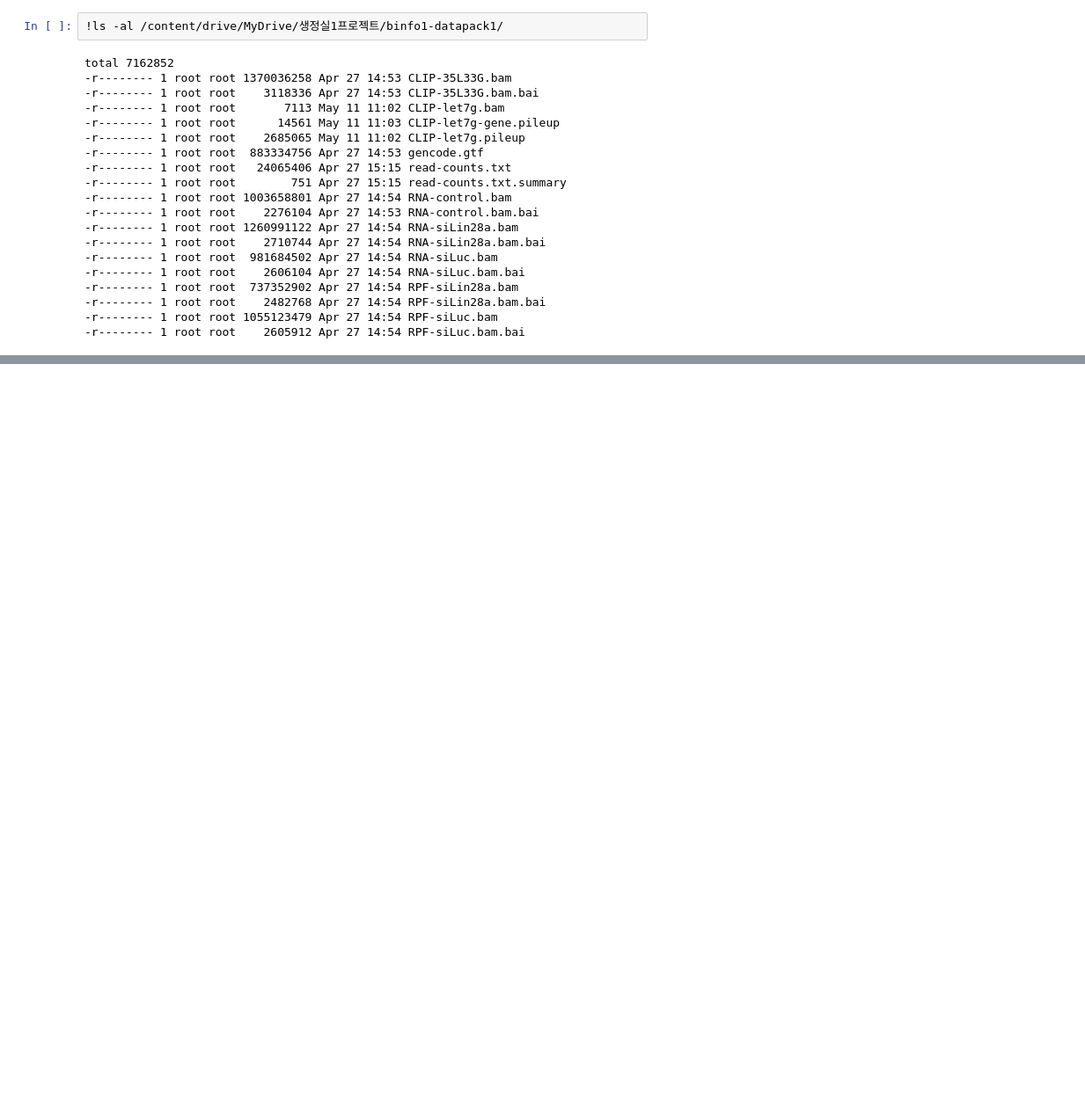
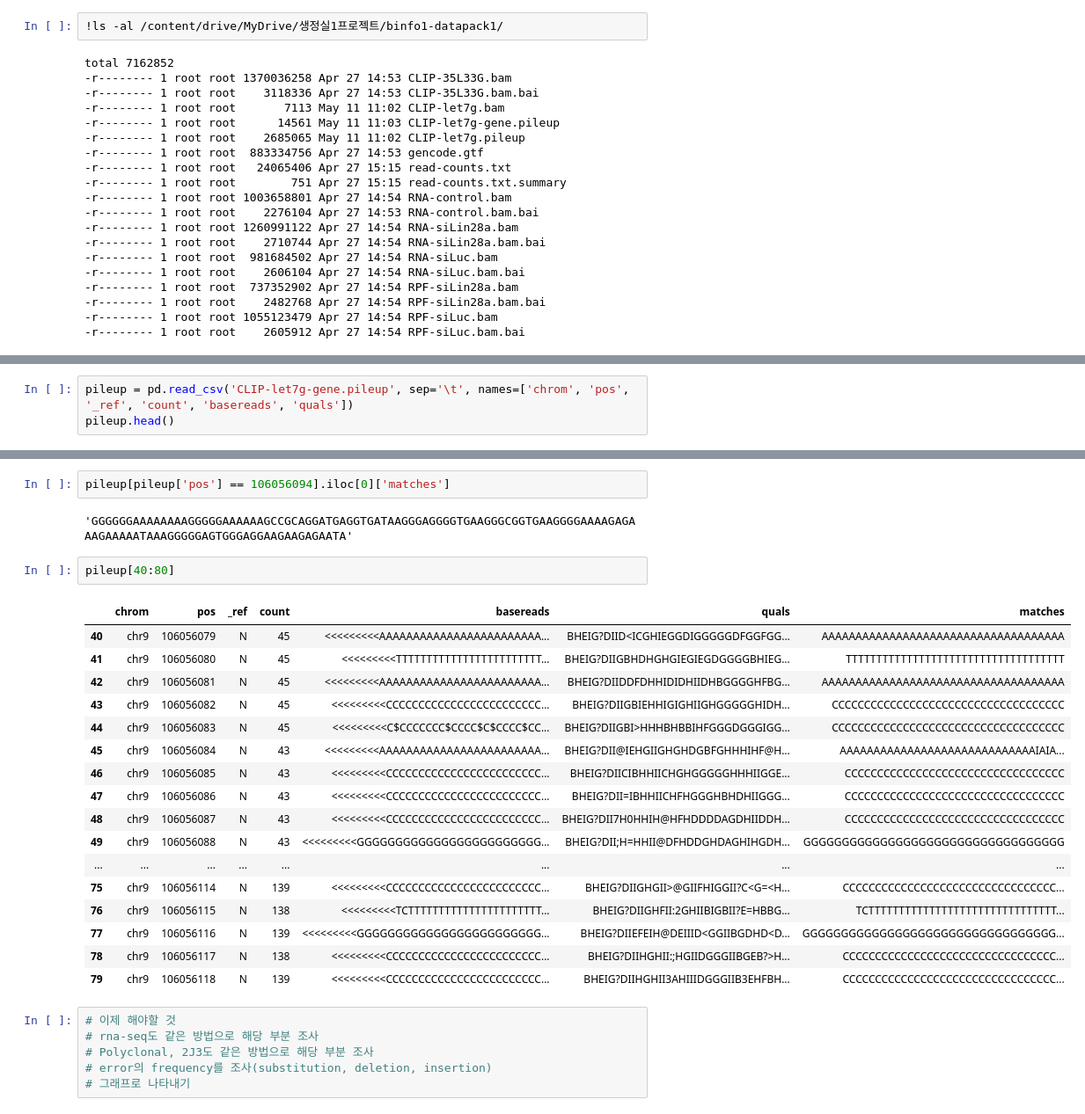
Before and after one commit to bishin22/Bioinformatics_and_Practice_1, a Jupyter notebook: Bioinformatics_practice_1_final_project.ipynb, the cells around one changed output, grey strips where cells are left out. Shown at 88% size. Drawn from its saved outputs; the diff is of its cells as text; blank space fills up the shorter version.

```diff
--- a/Bioinformatics_practice_1_final_project.ipynb
+++ b/Bioinformatics_practice_1_final_project.ipynb
@@ -100,0 +223,3 @@ Executing transaction: /-\|/-\|/-\|/-\|done
+# %%
+pileup = pd.read_csv('CLIP-let7g-gene.pileup', sep='\t', names=['chrom', 'pos', '_ref', 'count', 'basereads', 'quals'])
+pileup.head()
@@ -100,0 +256,30 @@ Executing transaction: /-\|/-\|/-\|/-\|done
+# %%
+pileup[pileup['pos'] == 106056094].iloc[0]['matches']
+# %% [output]
+'GGGGGGAAAAAAAAGGGGGAAAAAAGCCGCAGGATGAGGTGATAAGGGAGGGGTGAAGGGCGGTGAAGGGGAAAAGAGAAAGAAAAATAAAGGGGGAGTGGGAGGAAGAAGAGAATA'
+# %%
+pileup[40:80]
+# %% [output]
+|  | chrom | pos | _ref | count | basereads | quals | matches |
+| 40 | chr9 | 106056079 | N | 45 | <<<<<<<<<AAAAAAAAAAAAAAAAAAAAAAAA... | BHEIG?DIID<ICGHIEGGDIGGGGGDFGGFGG... | AAAAAAAAAAAAAAAAAAAAAAAAAAAAAAAAAAAA |
+| 41 | chr9 | 106056080 | N | 45 | <<<<<<<<<TTTTTTTTTTTTTTTTTTTTTTTT... | BHEIG?DIIGBHDHGHGIEGIEGDGGGGBHIEG... | TTTTTTTTTTTTTTTTTTTTTTTTTTTTTTTTTTTT |
+| 42 | chr9 | 106056081 | N | 45 | <<<<<<<<<AAAAAAAAAAAAAAAAAAAAAAAA... | BHEIG?DIIDDFDHHIDIDHIIDHBGGGGHFBG... | AAAAAAAAAAAAAAAAAAAAAAAAAAAAAAAAAAAA |
+| 43 | chr9 | 106056082 | N | 45 | <<<<<<<<<CCCCCCCCCCCCCCCCCCCCCCCC... | BHEIG?DIIGBIEHHIGIGHIIGHGGGGGHIDH... | CCCCCCCCCCCCCCCCCCCCCCCCCCCCCCCCCCCC |
+| 44 | chr9 | 106056083 | N | 45 | <<<<<<<<<C$CCCCCCC$CCCC$C$CCCC$CC... | BHEIG?DIIGBI>HHHBHBBIHFGGGDGGGIGG... | CCCCCCCCCCCCCCCCCCCCCCCCCCCCCCCCCCCC |
+| 45 | chr9 | 106056084 | N | 43 | <<<<<<<<<AAAAAAAAAAAAAAAAAAAAAAAA... | BHEIG?DII@IEHGIIGHGHDGBFGHHHIHF@H... | AAAAAAAAAAAAAAAAAAAAAAAAAAAAAIAIA... |
+| 46 | chr9 | 106056085 | N | 43 | <<<<<<<<<CCCCCCCCCCCCCCCCCCCCCCCC... | BHEIG?DIICIBHHIICHGHGGGGGHHHIIGGE... | CCCCCCCCCCCCCCCCCCCCCCCCCCCCCCCCCC |
+| 47 | chr9 | 106056086 | N | 43 | <<<<<<<<<CCCCCCCCCCCCCCCCCCCCCCCC... | BHEIG?DII=IBHHIICHFHGGGHBHDHIIGGG... | CCCCCCCCCCCCCCCCCCCCCCCCCCCCCCCCCC |
+| 48 | chr9 | 106056087 | N | 43 | <<<<<<<<<CCCCCCCCCCCCCCCCCCCCCCCC... | BHEIG?DII7H0HHIH@HFHDDDDAGDHIIDDH... | CCCCCCCCCCCCCCCCCCCCCCCCCCCCCCCCCC |
+| 49 | chr9 | 106056088 | N | 43 | <<<<<<<<<GGGGGGGGGGGGGGGGGGGGGGGG... | BHEIG?DII;H=HHII@DFHDDGHDAGHIHGDH... | GGGGGGGGGGGGGGGGGGGGGGGGGGGGGGGGGG |
+| ... | ... | ... | ... | ... | ... | ... | ... |
+| 75 | chr9 | 106056114 | N | 139 | <<<<<<<<<CCCCCCCCCCCCCCCCCCCCCCCC... | BHEIG?DIIGHGII>@GIIFHIGGII?C<G=<H... | CCCCCCCCCCCCCCCCCCCCCCCCCCCCCCCCC... |
+| 76 | chr9 | 106056115 | N | 138 | <<<<<<<<<TCTTTTTTTTTTTTTTTTTTTTTT... | BHEIG?DIIGHFII:2GHIIBIGBII?E=HBBG... | TCTTTTTTTTTTTTTTTTTTTTTTTTTTTTTTT... |
+| 77 | chr9 | 106056116 | N | 139 | <<<<<<<<<GGGGGGGGGGGGGGGGGGGGGGGG... | BHEIG?DIIEFEIH@DEIIID<GGIIBGDHD<D... | GGGGGGGGGGGGGGGGGGGGGGGGGGGGGGGGG... |
+| 78 | chr9 | 106056117 | N | 138 | <<<<<<<<<CCCCCCCCCCCCCCCCCCCCCCCC... | BHEIG?DIIHGHII:;HGIIDGGGIIBGEB?>H... | CCCCCCCCCCCCCCCCCCCCCCCCCCCCCCCCC... |
+| 79 | chr9 | 106056118 | N | 139 | <<<<<<<<<CCCCCCCCCCCCCCCCCCCCCCCC... | BHEIG?DIIHGHII3AHIIIDGGGIIB3EHFBH... | CCCCCCCCCCCCCCCCCCCCCCCCCCCCCCCCC... |
+# %%
+# 이제 해야할 것
+# rna-seq도 같은 방법으로 해당 부분 조사
+# Polyclonal, 2J3도 같은 방법으로 해당 부분 조사
+# error의 frequency를 조사(substitution, deletion, insertion)
+# 그래프로 나타내기
```
Also changed, not shown: parts of 48 cells of this notebook.
